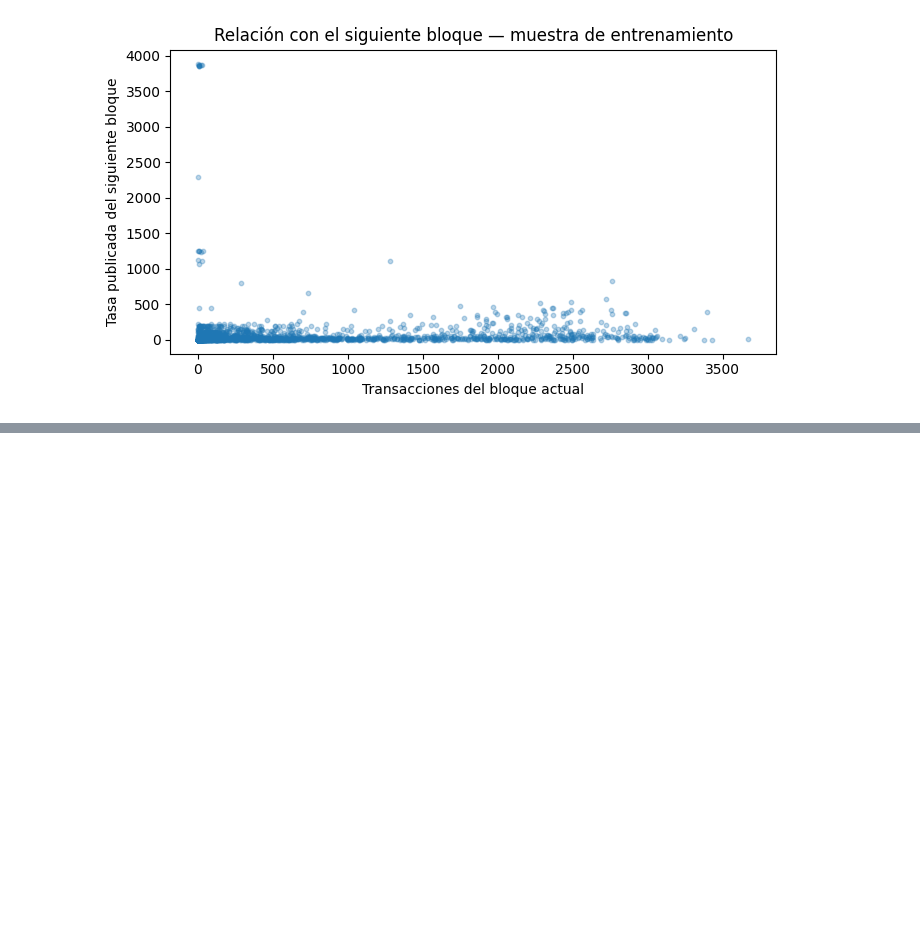
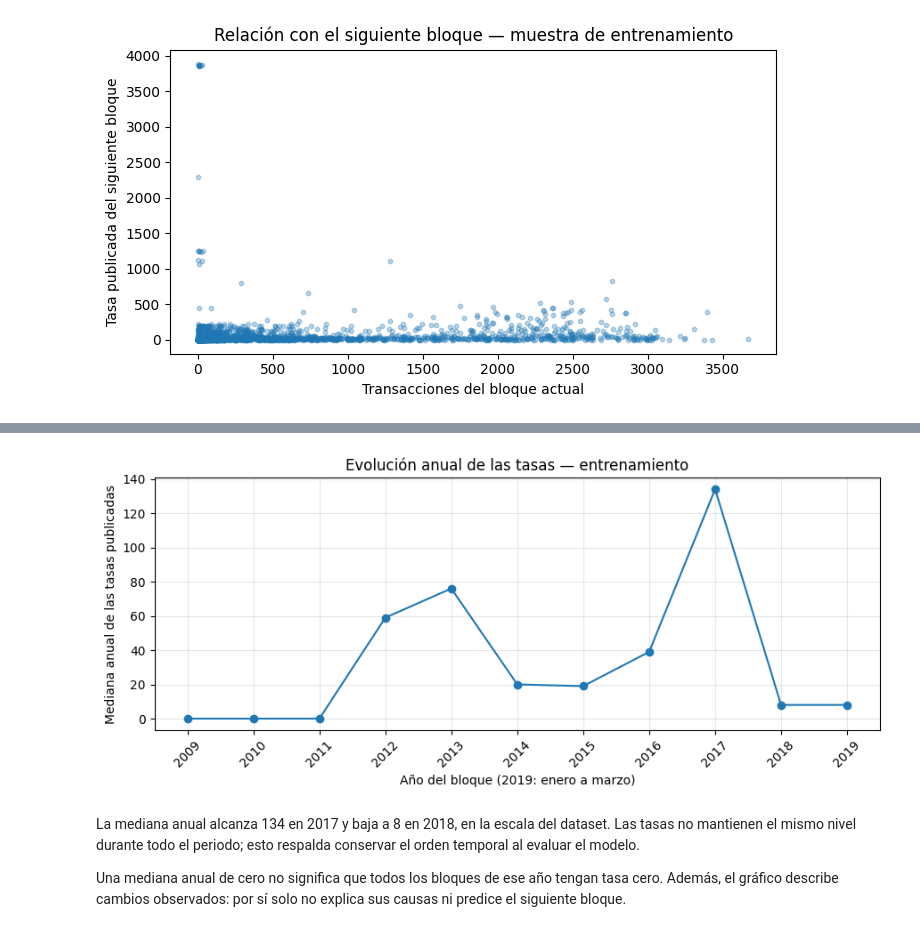
Before and after one commit to naye-gg/bitcoin-block-fee-classification_ML_project, a Jupyter notebook: eda/01_eda.ipynb, the cells around one changed output, grey strips where cells are left out. Cells and saved outputs as stored; diff of their text form; code cells hidden in the pictures; blank space fills up the shorter version.

Commit message:
feat: agrega evolución anual de las tasas al EDA

```diff
--- a/eda/01_eda.ipynb
+++ b/eda/01_eda.ipynb
@@ -360,0 +363,8 @@ Las asociaciones observadas son descriptivas. No permiten atribuir causalidad ni
+# %%
+anio = pd.to_datetime(train["timestamp"], unit="ms", utc=True).dt.year
+
+evolucion_anual = train.groupby(anio)["median_fee_rate"].agg(["count", "median"])
+evolucion_anual.columns = ["bloques", "mediana_tasa"]
+evolucion_anual.index.name = "anio"
+
+evolucion_anual
@@ -360,0 +385,15 @@ Las asociaciones observadas son descriptivas. No permiten atribuir causalidad ni
+# %%
+evolucion_anual["mediana_tasa"].plot(figsize=(9, 4), marker="o")
+plt.xticks(evolucion_anual.index, rotation=45)
+plt.xlabel("Año del bloque (2019: enero a marzo)")
+plt.ylabel("Mediana anual de las tasas publicadas")
+plt.title("Evolución anual de las tasas — entrenamiento")
+plt.grid(alpha=0.3)
+plt.tight_layout()
+plt.show()
+# %% [output]
+[figure, added]
+# %% [markdown]
+La mediana anual alcanza 134 en 2017 y baja a 8 en 2018, en la escala del dataset. Las tasas no mantienen el mismo nivel durante todo el periodo; esto respalda conservar el orden temporal al evaluar el modelo.
+
+Una mediana anual de cero no significa que todos los bloques de ese año tengan tasa cero. Además, el gráfico describe cambios observados: por sí solo no explica sus causas ni predice el siguiente bloque.
```
Also changed, not shown: parts of 4 cells of this notebook.
